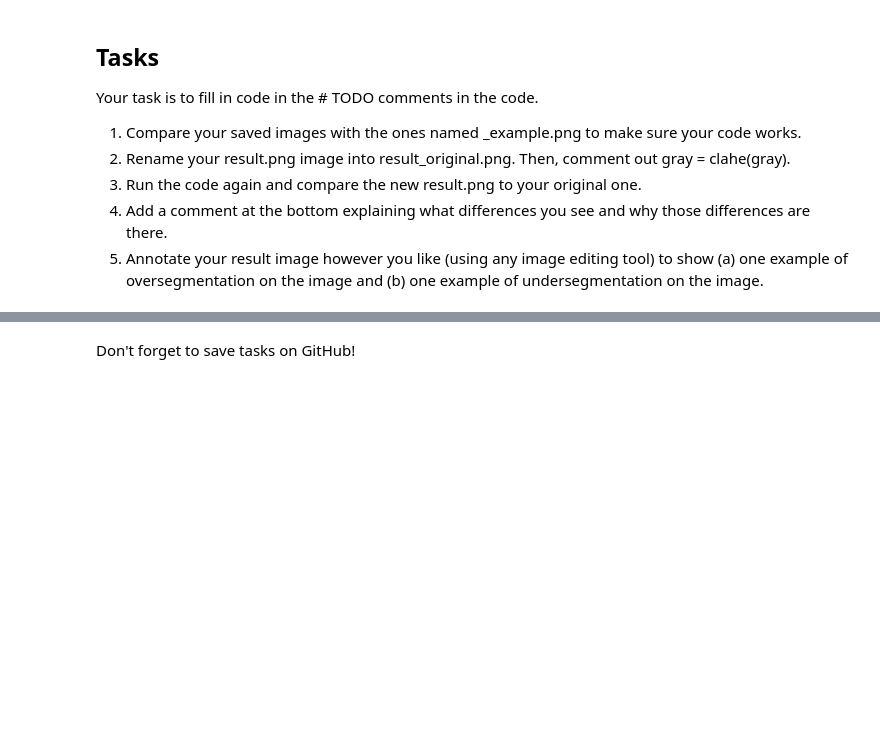
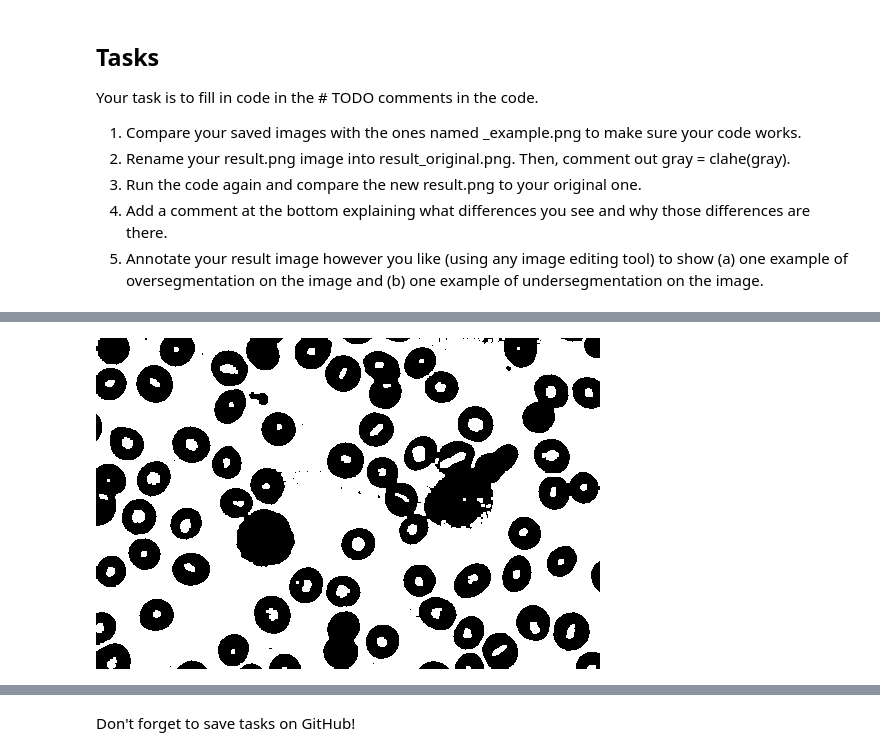
Before and after one commit to pui-sum-rv/pui-sum-rv-lab5-Ai-kz-Ai, a Jupyter notebook: lab5.ipynb, the cells around one changed output, grey strips where cells are left out. Cells and saved outputs as stored; diff of their text form; code cells hidden in the pictures; blank space fills up the shorter version.

```diff
--- a/lab5.ipynb
+++ b/lab5.ipynb
@@ -175 +183,13 @@ cv2_imshow(sure_bg)
+# %%
+# Finding sure background area
+# Define a 3x3 structuring element (kernel)
+kernel = np.ones((3,3), np.uint8)
+
+# Apply morphological opening to remove noise
+opening = cv.morphologyEx(thresh, cv.MORPH_OPEN, kernel)
+
+# Display the result
+cv2_imshow(opening)
+# %% [output]
+[figure, added]
 # %%
```
Also changed, not shown: parts of 9 cells of this notebook.
